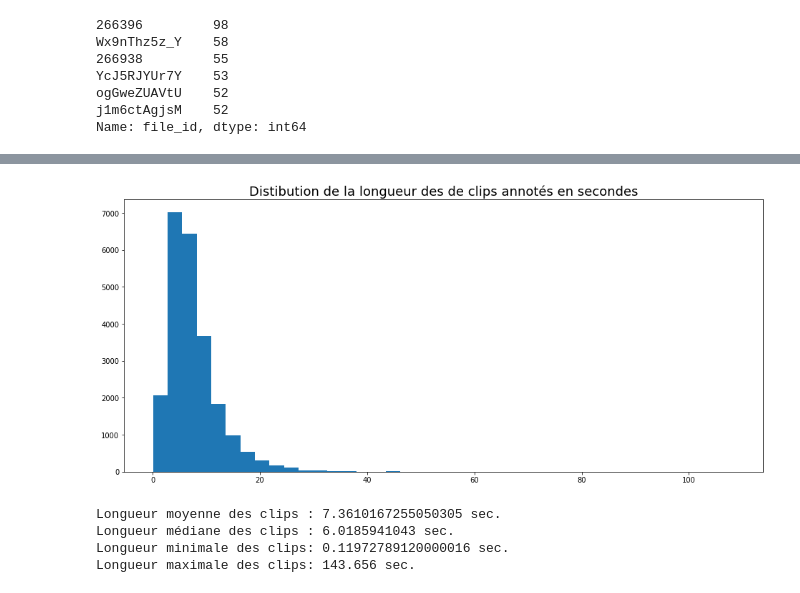
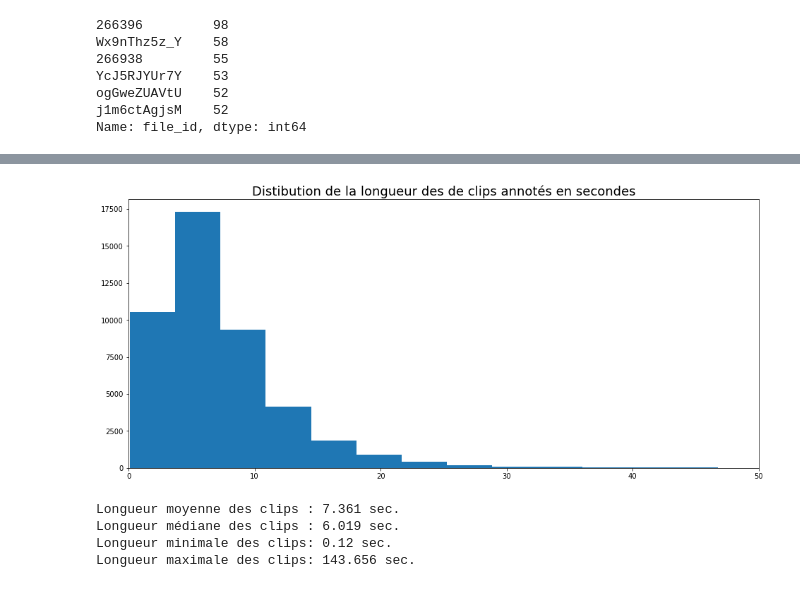
Before and after one commit to phgz/emotion, a Jupyter notebook: notebooks/eda-audio_text.ipynb, the cells around one changed output, grey strips where cells are left out. Cells and saved outputs as stored; diff of their text form; code cells hidden in the pictures.

```diff
--- a/notebooks/eda-audio_text.ipynb
+++ b/notebooks/eda-audio_text.ipynb
@@ -69,11 +54,0 @@ En tout, nous considérons présentement ~25 colonnes comme n'étant d'aucun int
-# %%
-"""
-useless_cols = ['Answer.secret_word1','Answer.secret_word2','Answer.secret_word3','WorkerId', 'AssignmentStatus', 'AcceptTime',
-       'SubmitTime', 'AutoApprovalTime', 'ApprovalTime', 'RejectionTime',
-       'RequesterFeedback', 'WorkTimeInSeconds', 'LifetimeApprovalRate',
-       'Last30DaysApprovalRate', 'Last7DaysApprovalRate','HITId', 'HITTypeId','CreationTime', 'MaxAssignments', 'RequesterAnnotation',
-       'AssignmentDurationInSeconds', 'AutoApprovalDelayInSeconds',
-       'Expiration', 'NumberOfSimilarHITs', 'LifetimeInSeconds']
-
-df_labels.drop(useless_cols, axis=1, inplace=True)
-"""
@@ -349,18 +330,19 @@ plt.show()
 # %%
 len_bins = 40
 plt.figure(figsize=(16, 7))
 plt.title("Distibution de la longueur des de clips annotés en secondes", fontsize=18)
 plt.hist(audio_labeled['clip_len'], bins=len_bins)
+plt.xlim(0, 50)
 plt.show()
 # %% [output]
-[figure, old version]
+[figure, new version]
 # %%
-print(f"Longueur moyenne des clips : {audio_info['clip_len'].mean()} sec.")
-print(f"Longueur médiane des clips : {audio_info['clip_len'].median()} sec.")
-print(f"Longueur minimale des clips: {audio_info['clip_len'].min()} sec.")
-print(f"Longueur maximale des clips: {audio_info['clip_len'].max()} sec.")
+print(f"Longueur moyenne des clips : {audio_info['clip_len'].mean().round(3)} sec.")
+print(f"Longueur médiane des clips : {audio_info['clip_len'].median().round(3)} sec.")
+print(f"Longueur minimale des clips: {audio_info['clip_len'].min().round(3)} sec.")
+print(f"Longueur maximale des clips: {audio_info['clip_len'].max().round(3)} sec.")
 # %% [output]
-Longueur moyenne des clips : 7.3610167255050305 sec.
-Longueur médiane des clips : 6.0185941043 sec.
-Longueur minimale des clips: 0.11972789120000016 sec.
+Longueur moyenne des clips : 7.361 sec.
+Longueur médiane des clips : 6.019 sec.
+Longueur minimale des clips: 0.12 sec.
 Longueur maximale des clips: 143.656 sec.
```
Also changed, not shown: parts of 62 cells of this notebook.
